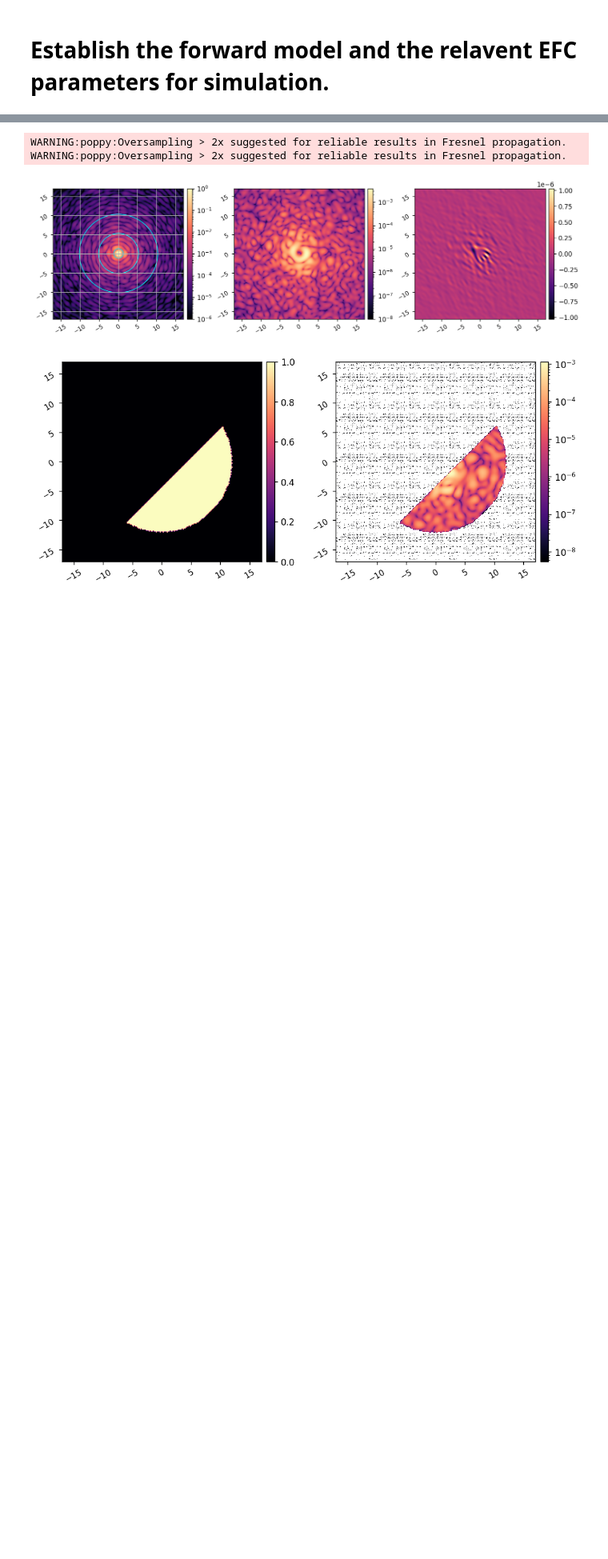
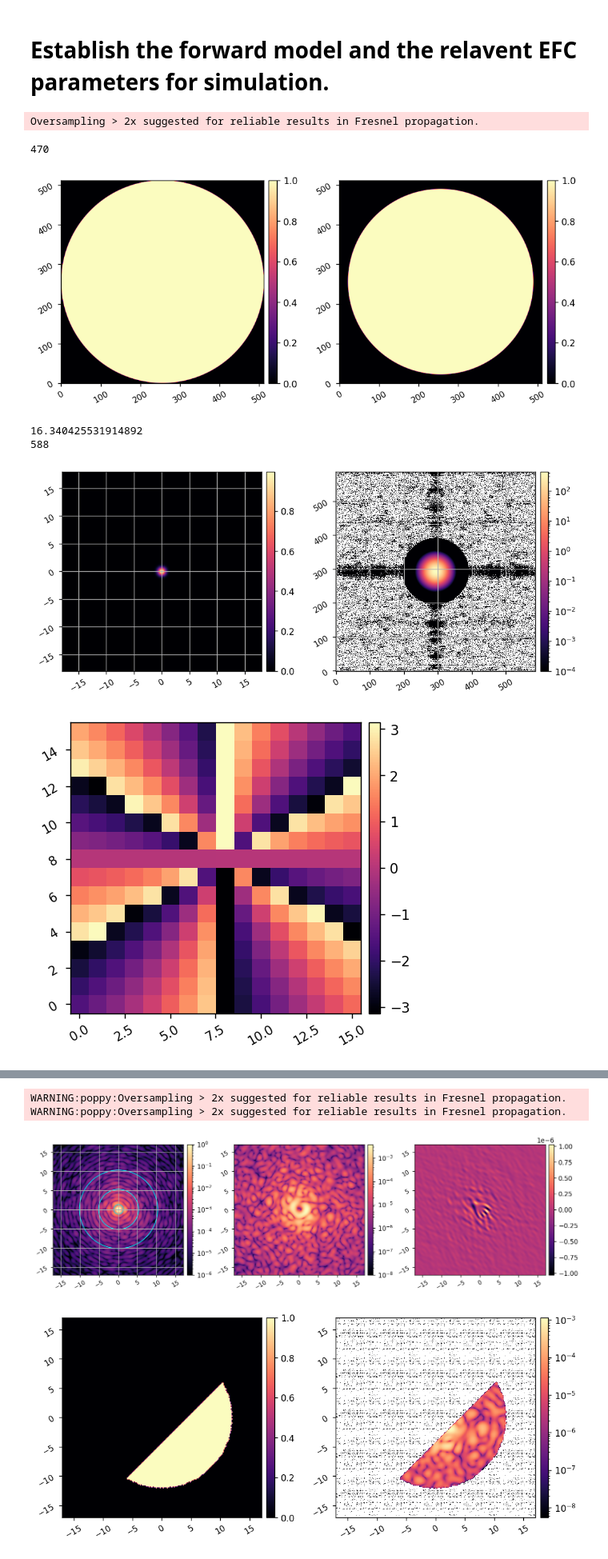
Before and after one commit to uasal/scoob-psf, a Jupyter notebook: example-notebooks/ad_scoob_tests.ipynb, the cells around one changed output, grey strips where cells are left out. Shown at 80% size. Drawn from its saved outputs; the diff is of its cells as text; code cells hidden in the pictures; blank space fills up the shorter version.

```diff
--- a/example-notebooks/ad_scoob_tests.ipynb
+++ b/example-notebooks/ad_scoob_tests.ipynb
@@ -27,5 +43,67 @@ scc_sep = 5.5*u.mm
 # %% [markdown]
 # Establish the forward model and the relavent EFC parameters for simulation.
+# %%
+npix = 512
+oversample = 32
+N = int(npix*oversample)
+
+nlyot = int(np.ceil(lyot_stop_diam/pupil_diam * npix))
+if nlyot%2==1:
+    nlyot += 1
+print(nlyot)
+
+import poppy
+pwf = poppy.FresnelWavefront(beam_radius=pupil_diam/2, npix=npix, oversample=1) # pupil wavefront
+APERTURE = poppy.CircularAperture(radius=pupil_diam/2).get_transmission(pwf)
+LYOT = poppy.CircularAperture(radius=lyot_stop_diam/2).get_transmission(pwf)
+imshow2(APERTURE, LYOT)
+
+act_spacing = 0.3*u.mm
+inf_sampling = (npix/pupil_diam * act_spacing).value
+print(inf_sampling)
+
+# Nsurf = int(2 ** np.ceil(np.log2(inf_sampling*Nact - 1)))  # next power of 2
+# print(Nsurf)
+
+reload(ad_scoob)
+inf_fun = ad_scoob.make_gaussian_inf_fun(act_spacing=act_spacing, sampling=inf_sampling,
+                                         Nacts_per_inf=Nact + 2, # number of influence functions across the grid
+                                         coupling=0.15,)
+
+Nsurf = inf_fun.shape[0]
+print(Nsurf)
+
+fourier_inf_fun = xp.fft.fft2(inf_fun)
+imshow2(inf_fun, xp.abs(xp.fft.fftshift(fourier_inf_fun)), pxscl1=1/inf_sampling, grid=True, lognorm2=True, vmin2=1e-4)
+
+# DM command coordinates
+xc = inf_sampling*(xp.linspace(-Nact//2, Nact//2-1, Nact) + 1/2)
+yc = inf_sampling*(xp.linspace(-Nact//2, Nact//2-1, Nact) + 1/2)
+
+# Influence function frequncy sampling
+fx = xp.fft.fftfreq(Nsurf)
+fy = xp.fft.fftfreq(Nsurf)
+
+# forward DM model MFT matrices
+Mx_dm = xp.exp(-1j*2*np.pi*xp.outer(fx,xc))
+My_dm = xp.exp(-1j*2*np.pi*xp.outer(yc,fy))
+
+Mx_dm_back = xp.exp(1j*2*np.pi*xp.outer(xc,fx))
+My_dm_back = xp.exp(1j*2*np.pi*xp.outer(fy,yc))
+
+vortex = props.make_vortex_phase_mask(N)
+imshow1(xp.angle(vortex), npix=16)
+
+psf_pixelscale_lamD = 0.17
+npsf = 128
+# %% [output]
+Oversampling > 2x suggested for reliable results in Fresnel propagation.
+470
+[figure, added]
+16.340425531914892
+588
+[figure, added]
+[figure, added]
 # %%
 reload(utils)
 WFE, mask = utils.generate_wfe(diam=pupil_diam,
```
Also changed, not shown: parts of 5 cells of this notebook, 3 other files.
